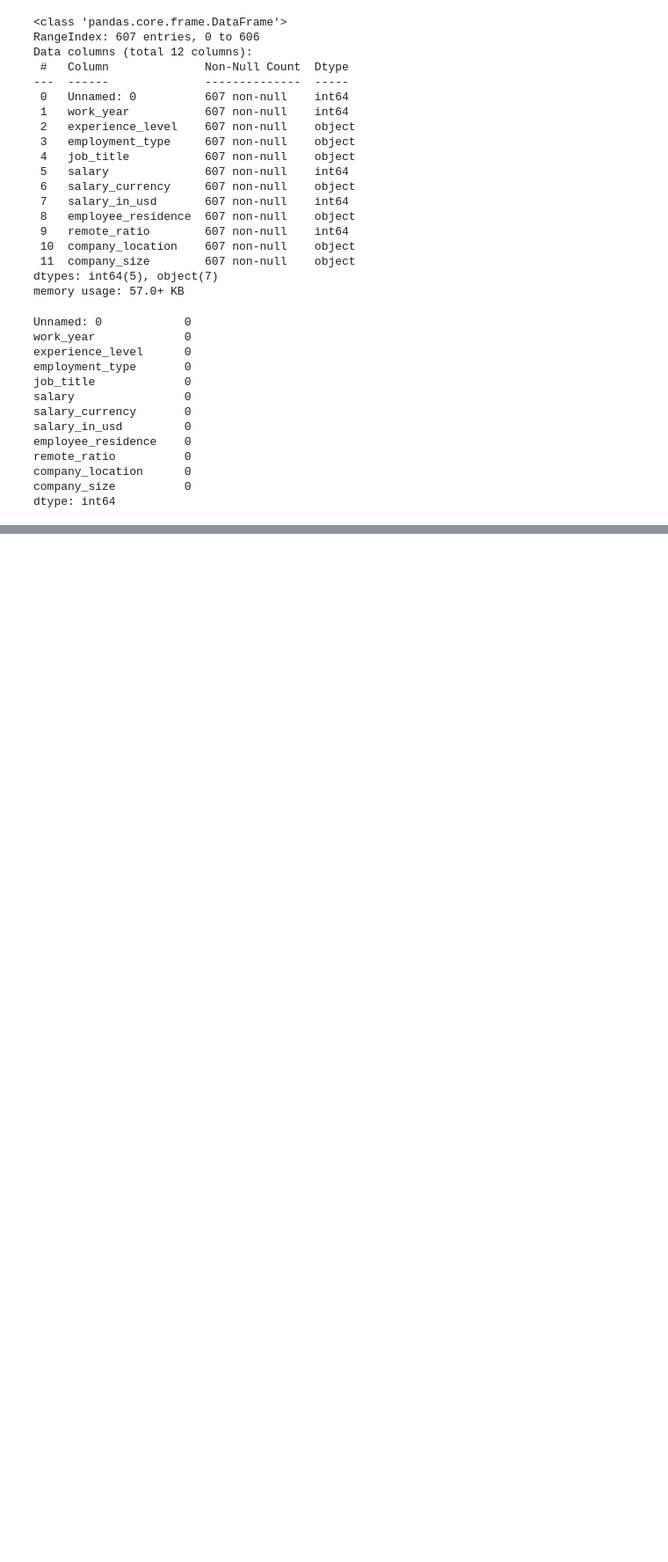
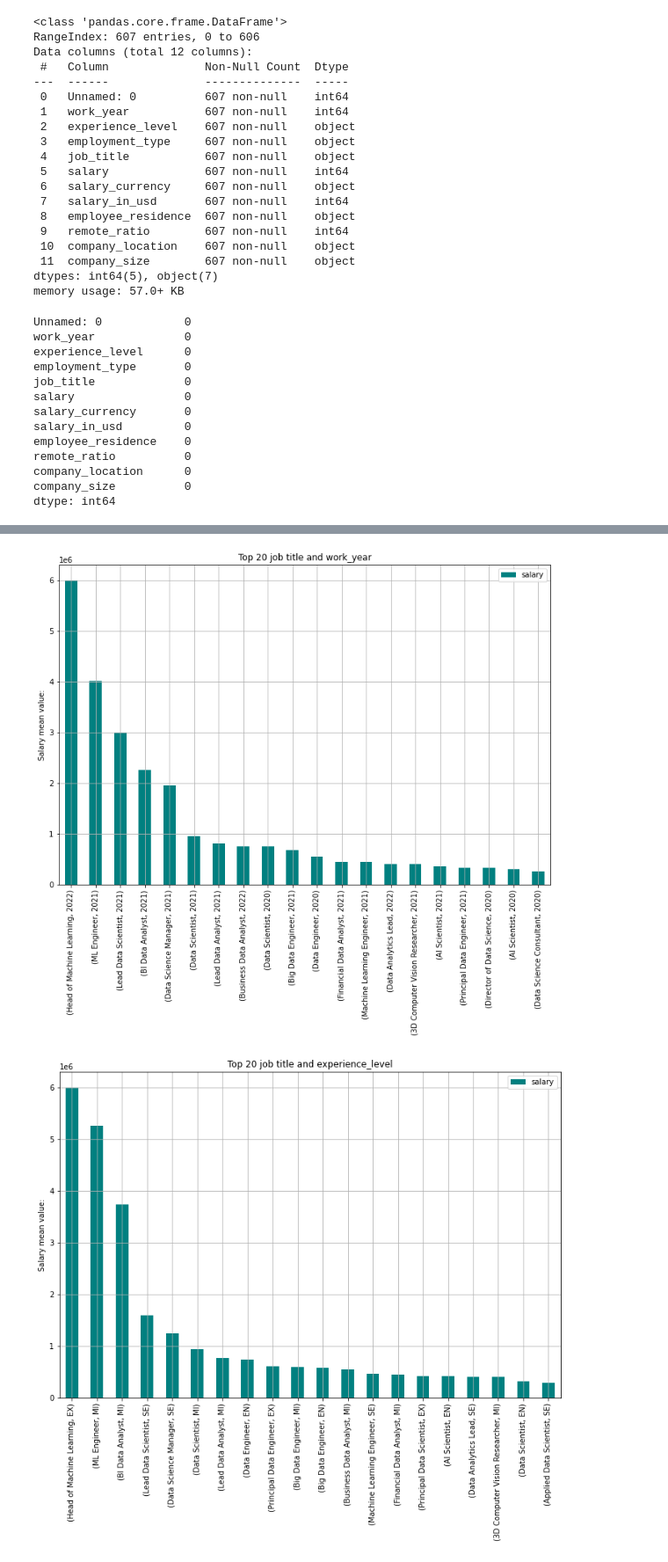
Before and after one commit to benvictoria17/DataAnalytics, a Jupyter notebook: Data Science Job Salaries.ipynb, the cells around one changed output, grey strips where cells are left out. Shown: that part at 88% size. Cells and saved outputs as stored; diff of their text form; code cells hidden in the pictures; blank space fills up the shorter version.

```diff
--- a/Data Science Job Salaries.ipynb
+++ b/Data Science Job Salaries.ipynb
@@ -63,3 +63,6 @@ remote_ratio          0
 company_location      0
 company_size          0
 dtype: int64
+# %%
+df=df.iloc[:,1:]
+df.head()
@@ -65,0 +76,12 @@ dtype: int64
+# %%
+import matplotlib.pyplot as plt
+for i in df.columns:
+    if i!='salary'and i!='job_title':
+        peport_sin=df.groupby(['job_title',i]).agg({'salary':'mean'}).sort_values('salary',ascending=False).head(20)
+        peport_sin.plot(kind='bar',figsize = (12,8), grid = True, color = 'teal')
+        plt.title('Top 20 job title and '+i)
+        plt.xlabel(None)
+        plt.ylabel('Salary mean value:')
+# %% [output]
+[figure, added]
+[figure, added]
```
Also changed, not shown: parts of 2 cells of this notebook.
